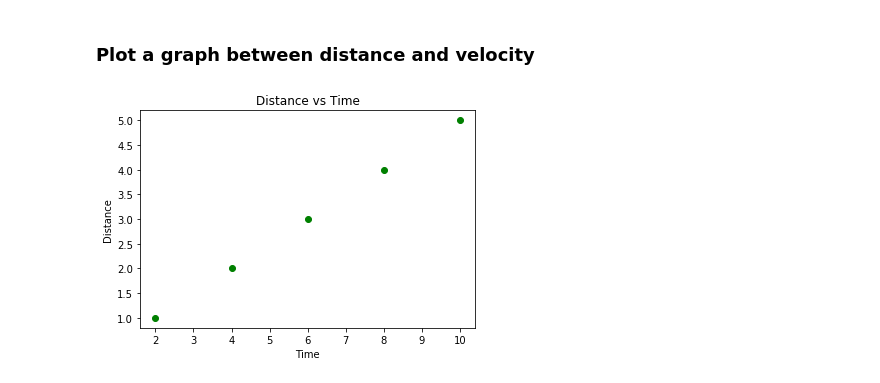
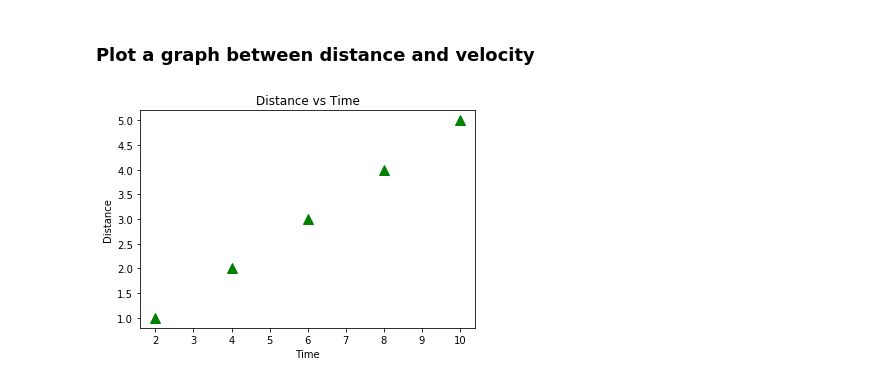
Before and after one commit to Sindhuja777/Andhra-Layola-College, a Jupyter notebook: matplotlib.ipynb, the cells around one changed output. Saved outputs shown, nothing was run; the diff lists cells and outputs as text; code cells hidden in the pictures.

```diff
--- a/matplotlib.ipynb
+++ b/matplotlib.ipynb
@@ -73,15 +140,15 @@ plt.show()
 # %%
 import matplotlib.pyplot as plt
 distance = list(range(2,11,2))
 time = list(range(1,6))
 plt.title("Distance vs Time")
 plt.xlabel("Time")
 plt.ylabel("Distance")
-plt.plot(distance,time,"go")
+plt.plot(distance,time,"go",marker='^',markersize=10)
 #plt.grid()
 plt.show()
 # %% [output]
-[figure, old version]
+[figure, new version]
 # %%
 import matplotlib.pyplot as np
 x = [1,2,3]
```
Also changed, not shown: parts of 16 cells of this notebook.
